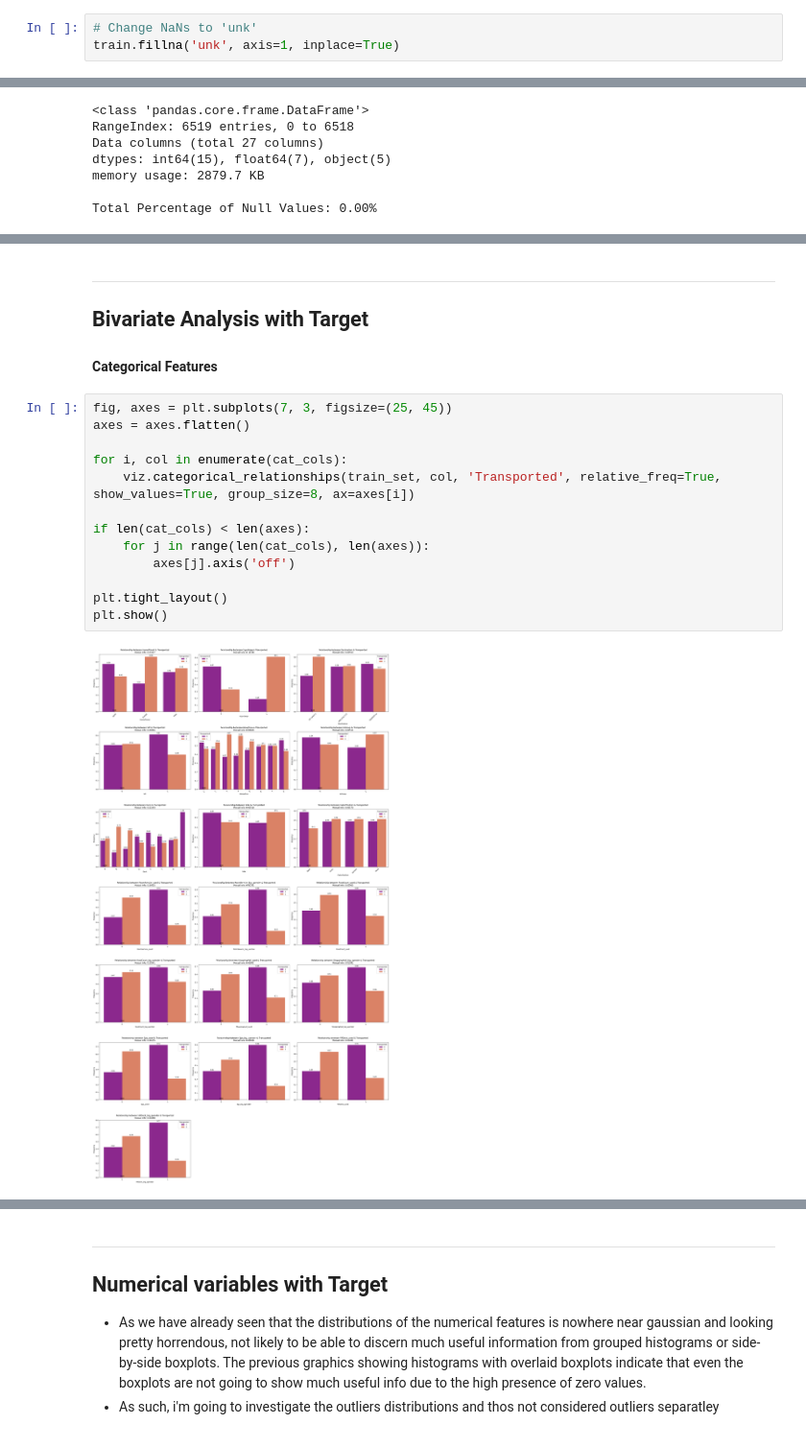
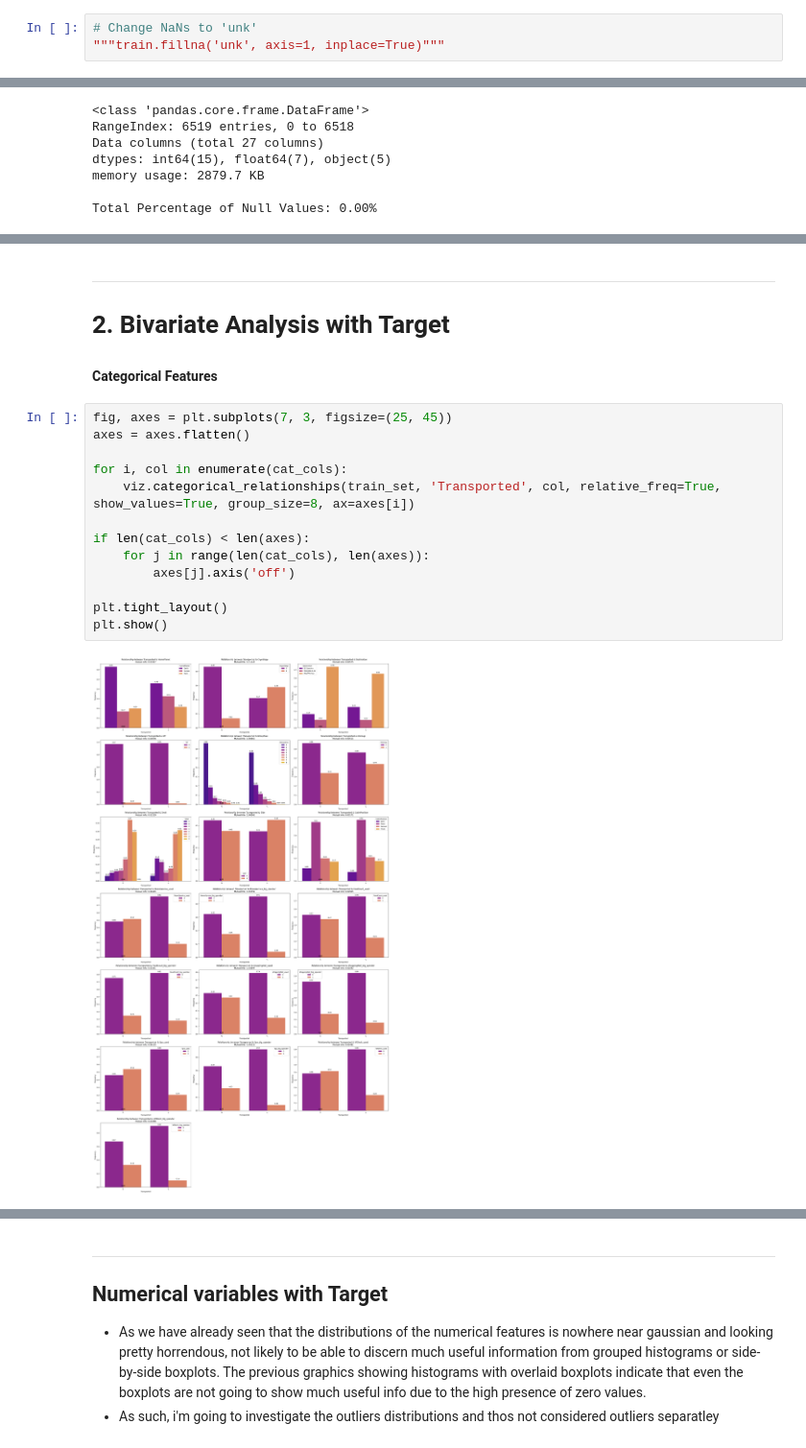
Before and after one commit to mailliwJ/spaceTitanic, a Jupyter notebook: notebooks/ep_I_clean_eda.ipynb, the cells around one changed output, grey strips where cells are left out. Shown at 96% size. Drawn from its saved outputs; the diff is of its cells as text.

Commit message:
eda update bivariate

```diff
--- a/notebooks/ep_I_clean_eda.ipynb
+++ b/notebooks/ep_I_clean_eda.ipynb
@@ -169,4 +171,4 @@ train.head()
     - For now i will continue with a split dataset into train and validation
 # %%
 # Change NaNs to 'unk'
-train.fillna('unk', axis=1, inplace=True)
+"""train.fillna('unk', axis=1, inplace=True)"""
@@ -663,20 +700,20 @@ train_set[cat_cols].mode().T
 # %% [markdown]
 ---
-## Bivariate Analysis with Target
+# 2. Bivariate Analysis with Target
 
 #### Categorical Features
 # %%
 fig, axes = plt.subplots(7, 3, figsize=(25, 45))
 axes = axes.flatten()
 
 for i, col in enumerate(cat_cols):
-    viz.categorical_relationships(train_set, col, 'Transported', relative_freq=True, show_values=True, group_size=8, ax=axes[i])
+    viz.categorical_relationships(train_set, 'Transported', col, relative_freq=True, show_values=True, group_size=8, ax=axes[i])
 
 if len(cat_cols) < len(axes):
     for j in range(len(cat_cols), len(axes)):
         axes[j].axis('off')
 
 plt.tight_layout()
 plt.show()
 # %% [output]
-[figure, old version]
+[figure, new version]
```
Also changed, not shown: parts of 14 cells of this notebook.
